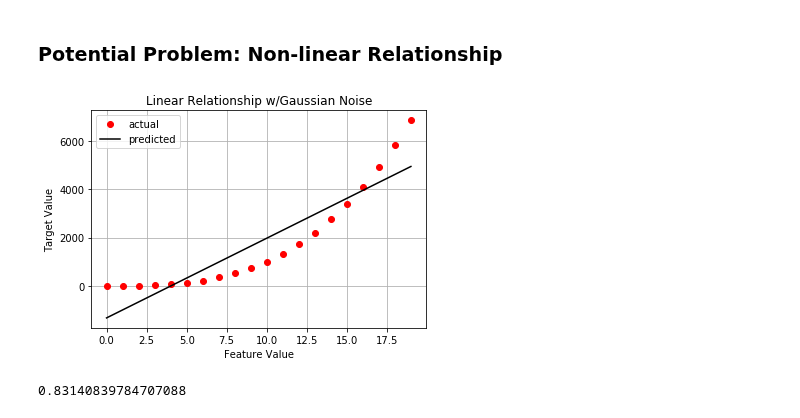
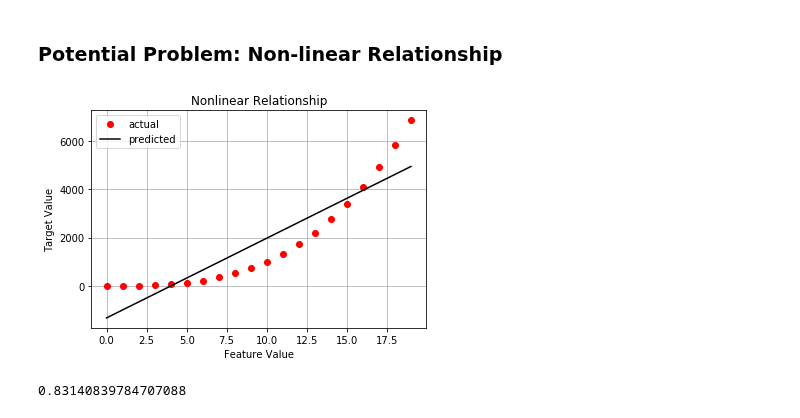
Before and after one commit to dziganto/Data_Science_Fundamentals, a Jupyter notebook: notebooks/Machine_Learning/Supervised_Learning/Regression/Linear_Regression/3_Linear_Regression_Assumptions_and_Evaluation.ipynb, the cells around one changed output. Saved outputs shown, nothing was run; the diff lists cells and outputs as text; code cells hidden in the pictures.

```diff
--- a/notebooks/Machine_Learning/Supervised_Learning/Regression/Linear_Regression/3_Linear_Regression_Assumptions_and_Evaluation.ipynb
+++ b/notebooks/Machine_Learning/Supervised_Learning/Regression/Linear_Regression/3_Linear_Regression_Assumptions_and_Evaluation.ipynb
@@ -147,13 +147,13 @@ nonlinear.fit(x_reshape, y_nonlinear);
 # %%
 plt.plot(x, y_nonlinear, 'ro', label='actual')
 plt.plot(x, nonlinear.predict(x_reshape), 'k', label='predicted')
-plt.title('Linear Relationship w/Gaussian Noise')
+plt.title('Nonlinear Relationship')
 plt.xlabel('Feature Value')
 plt.ylabel('Target Value')
 plt.grid()
 plt.legend();
 # %% [output]
-[figure, old version]
+[figure, new version]
 # %%
 # R^2 for linear model on non-linear data
 nonlinear.score(x_reshape, y_nonlinear)
```
Also changed, not shown: parts of 2 cells of this notebook, 8 other files.
